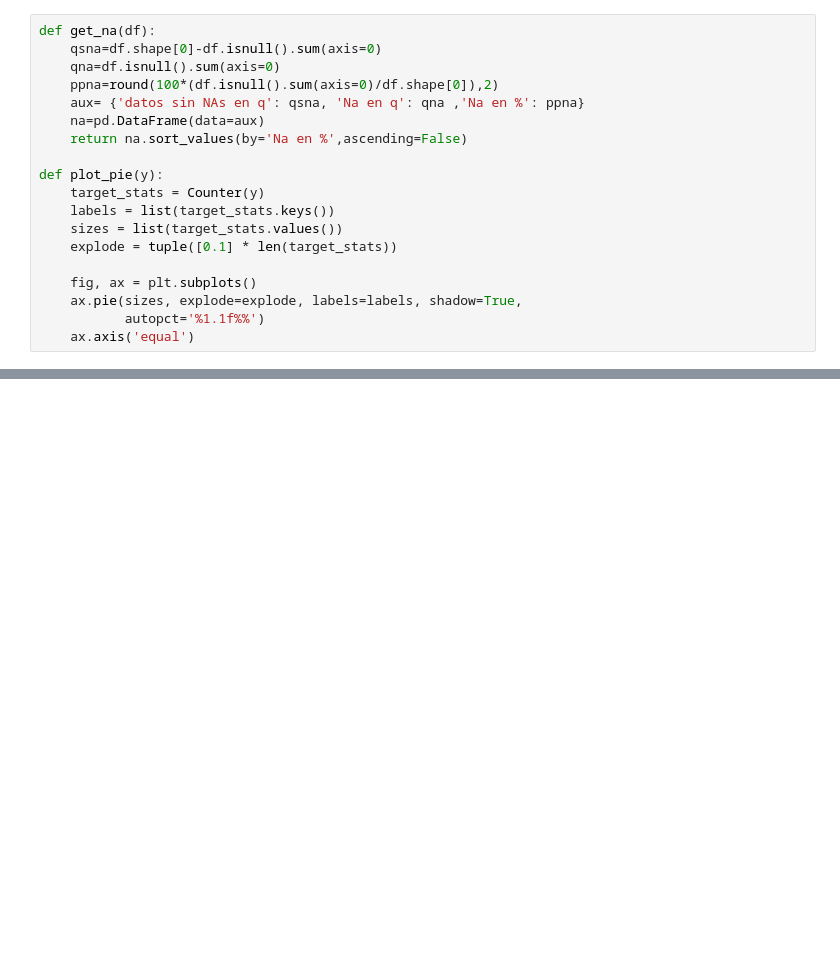
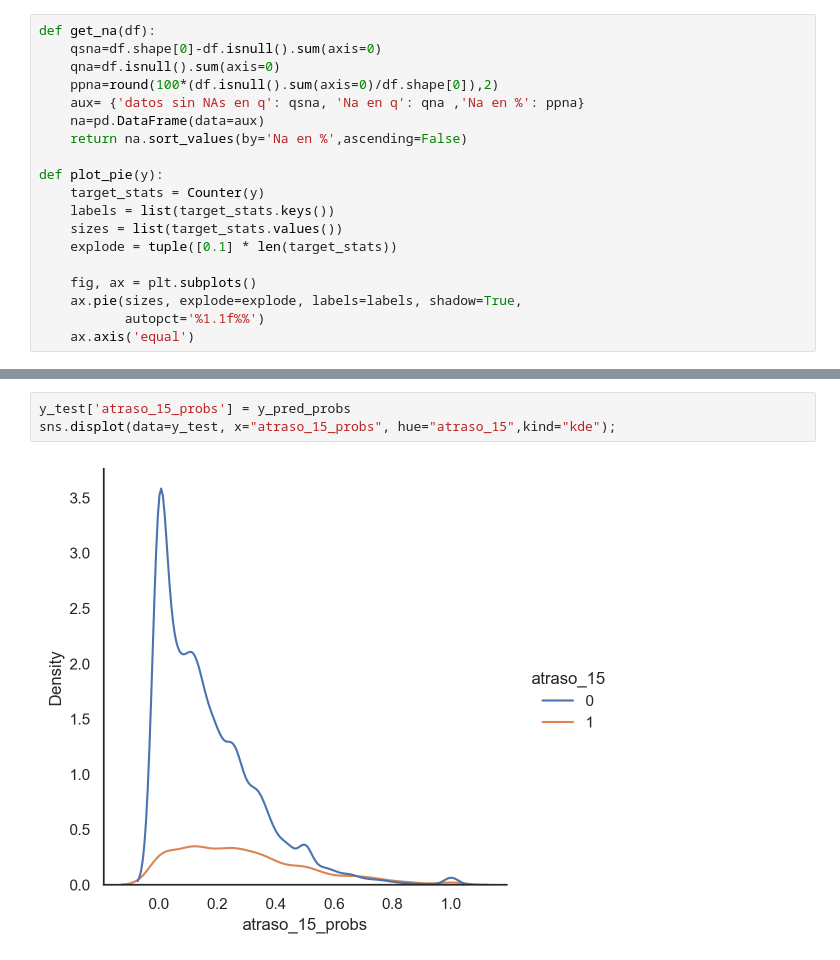
Before and after one commit to iair/flight_delays_challenge, a Jupyter notebook: notebooks/training_dummies.ipynb, the cells around one changed output, grey strips where cells are left out. Drawn from its saved outputs; the diff is of its cells as text; blank space fills up the shorter version.

```diff
--- a/notebooks/training_dummies.ipynb
+++ b/notebooks/training_dummies.ipynb
@@ -373,0 +158,5 @@ weighted avg       0.80      0.81      0.73     20462
+# %%
+y_test['atraso_15_probs'] = y_pred_probs
+sns.displot(data=y_test, x="atraso_15_probs", hue="atraso_15",kind="kde");
+# %% [output]
+[figure, added]
```
Also changed, not shown: parts of 36 cells of this notebook, 17 other files.
